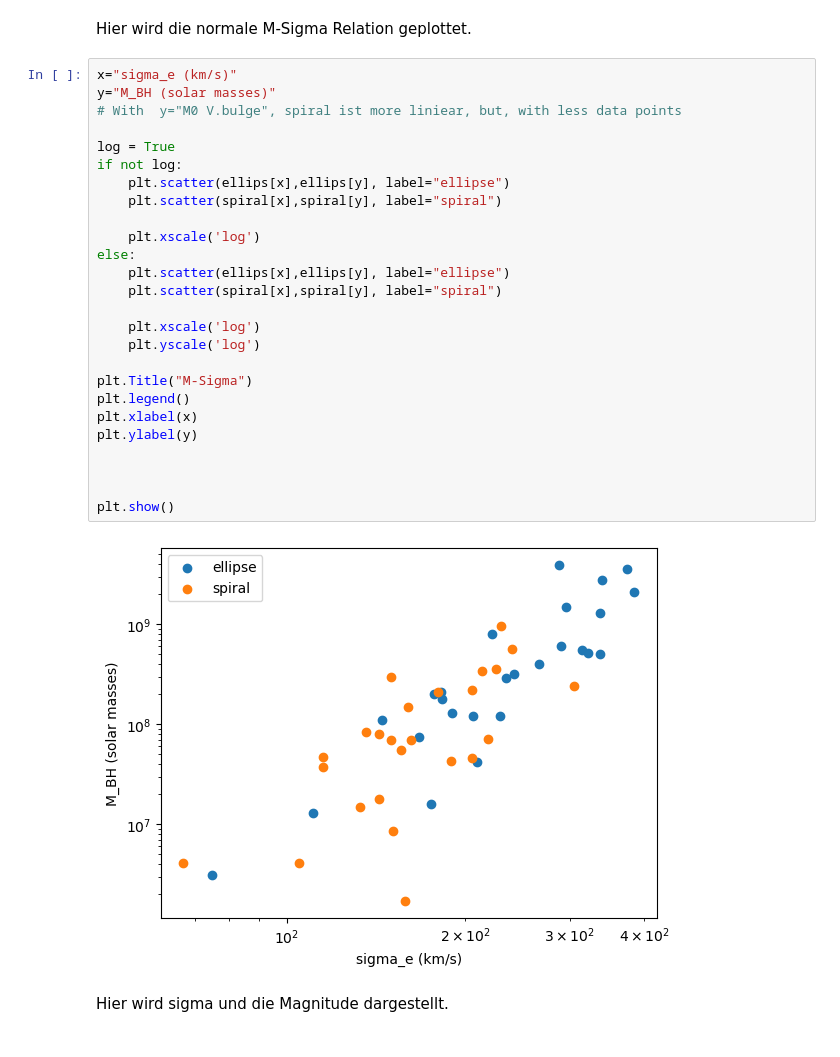
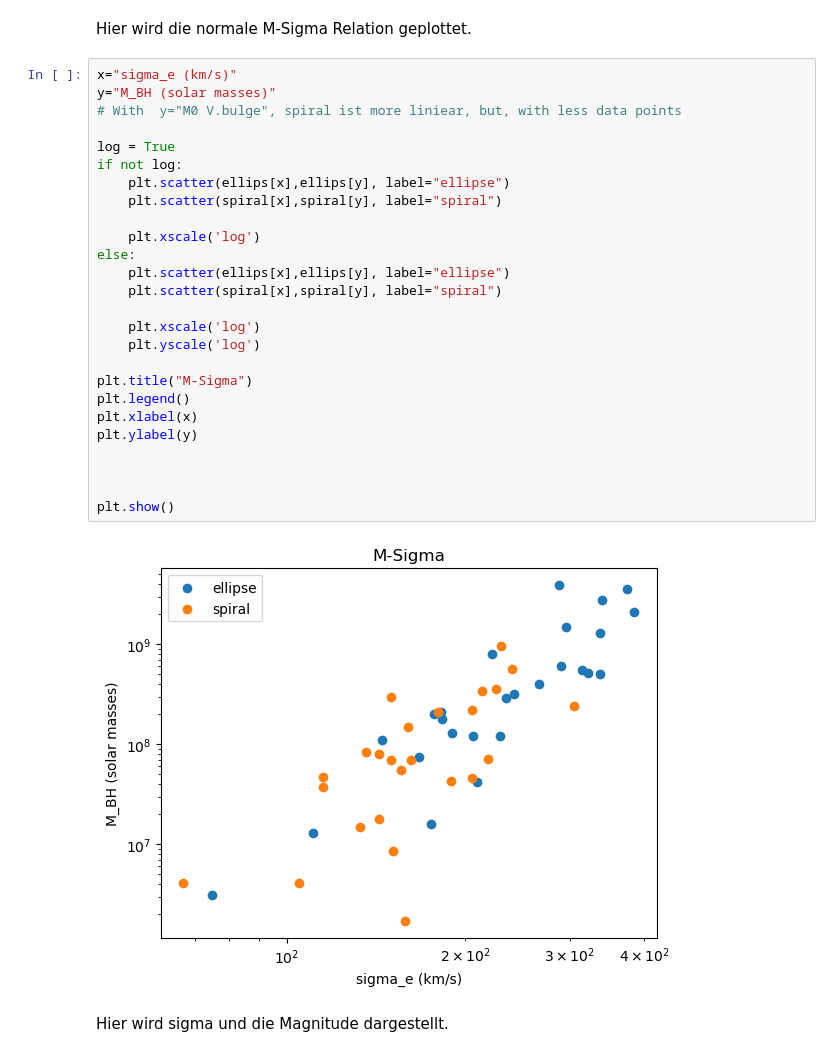
Before and after one commit to MonkeyTreeLover/M-Sigma-Relation, a Jupyter notebook: Arthur/DataTest_v1.ipynb, the cells around one changed output. Saved outputs shown, nothing was run; the diff lists cells and outputs as text.

```diff
--- a/Arthur/DataTest_v1.ipynb
+++ b/Arthur/DataTest_v1.ipynb
@@ -34,31 +38,31 @@ Hier wird die normale M-Sigma Relation geplottet.
 # %%
 x="sigma_e (km/s)"
 y="M_BH (solar masses)"
 # With  y="M0 V.bulge", spiral ist more liniear, but, with less data points
 
 log = True
 if not log:
     plt.scatter(ellips[x],ellips[y], label="ellipse")
     plt.scatter(spiral[x],spiral[y], label="spiral")
 
     plt.xscale('log')
 else:
     plt.scatter(ellips[x],ellips[y], label="ellipse")
     plt.scatter(spiral[x],spiral[y], label="spiral")
 
     plt.xscale('log')
     plt.yscale('log')
 
-plt.Title("M-Sigma")
+plt.title("M-Sigma")
 plt.legend()
 plt.xlabel(x)
 plt.ylabel(y)
 
 
 
 plt.show()
 # %% [output]
-[figure, old version]
+[figure, new version]
 # %% [markdown]
 Hier wird sigma und die Magnitude dargestellt.
 # %%
```
Also changed, not shown: parts of 2 cells of this notebook, 1 other file.
